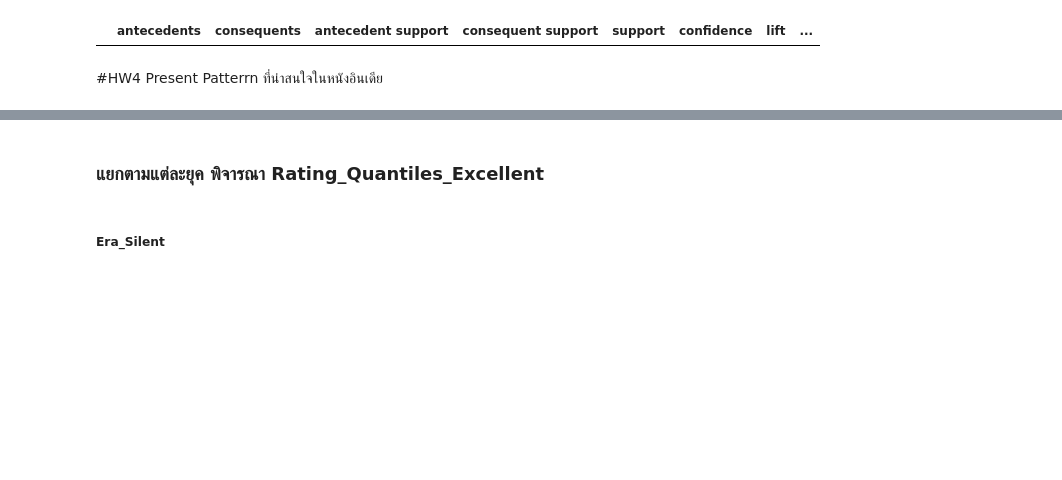
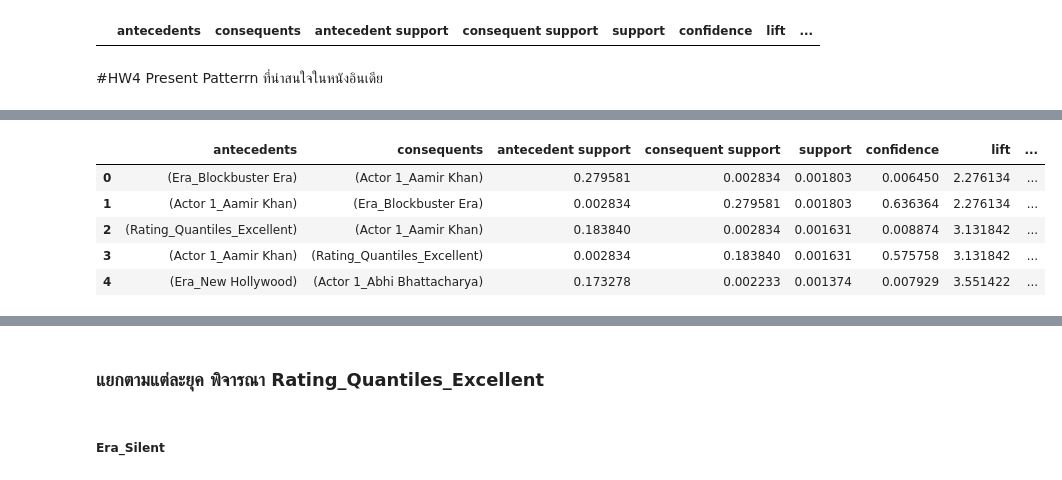
Before and after one commit to AI-Krittaya/BSC_DPDM2025, a Jupyter notebook: Ch4_Frequent_Patterns_(Association_Rules).ipynb, the cells around one changed output, grey strips where cells are left out. Cells and saved outputs as stored; diff of their text form; code cells hidden in the pictures; blank space fills up the shorter version.

```diff
--- a/Ch4_Frequent_Patterns_(Association_Rules).ipynb
+++ b/Ch4_Frequent_Patterns_(Association_Rules).ipynb
@@ -1204,0 +1216,4 @@ rules[rules["antecedents"].astype(str).str.contains("Director")]
+# %%
+selected_columns = [col for col in data_apri.columns if col.startswith('Actor 1')] + \
+                    [col for col in data_apri.columns if col.startswith('Era')] + \
+                     [col for col in data_apri.columns if col.startswith('Rating_Quantiles')]
@@ -1204,0 +1248,19 @@ rules[rules["antecedents"].astype(str).str.contains("Director")]
+# %%
+from mlxtend.frequent_patterns import apriori, association_rules
+
+# ค่าที่ตั้งต้น
+min_sup = 0.001
+
+# คำนวณ frequent itemsets
+frequentItemsets_Streaming = apriori(data_selected, min_support=min_sup, use_colnames=True)
+
+# สร้างกฎเชื่อมโยง (association rules) จาก frequent itemsets
+rules = association_rules(frequentItemsets_Streaming, metric="lift", min_threshold=1)
+rules.head()
+# %% [output]
+|  | antecedents | consequents | antecedent support | consequent support | support | confidence | lift | ... |
+| 0 | (Era_Blockbuster Era) | (Actor 1_Aamir Khan) | 0.279581 | 0.002834 | 0.001803 | 0.006450 | 2.276134 | ... |
+| 1 | (Actor 1_Aamir Khan) | (Era_Blockbuster Era) | 0.002834 | 0.279581 | 0.001803 | 0.636364 | 2.276134 | ... |
+| 2 | (Rating_Quantiles_Excellent) | (Actor 1_Aamir Khan) | 0.183840 | 0.002834 | 0.001631 | 0.008874 | 3.131842 | ... |
+| 3 | (Actor 1_Aamir Khan) | (Rating_Quantiles_Excellent) | 0.002834 | 0.183840 | 0.001631 | 0.575758 | 3.131842 | ... |
+| 4 | (Era_New Hollywood) | (Actor 1_Abhi Bhattacharya) | 0.173278 | 0.002233 | 0.001374 | 0.007929 | 3.551422 | ... |
```
Also changed, not shown: parts of 7 cells of this notebook.
